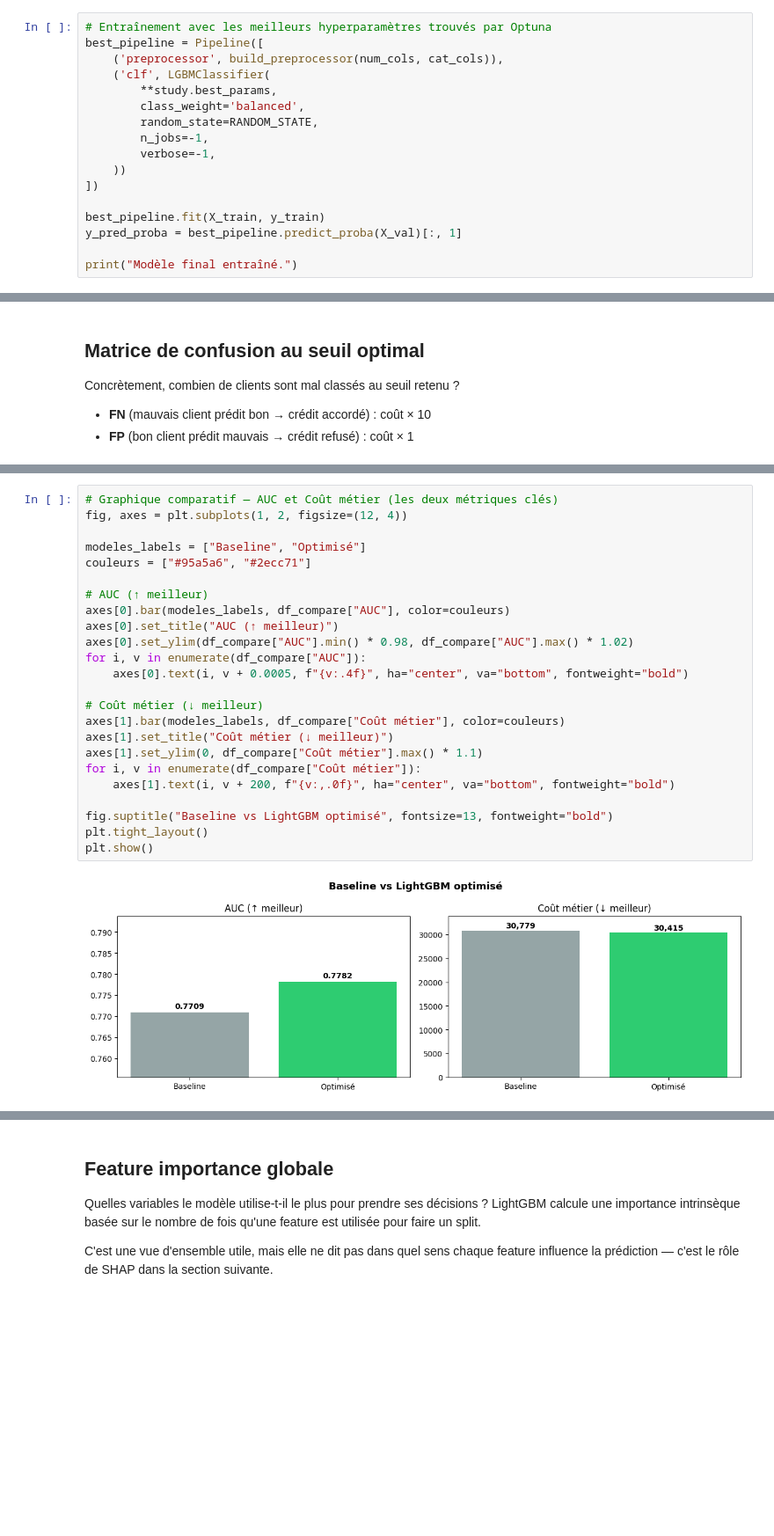
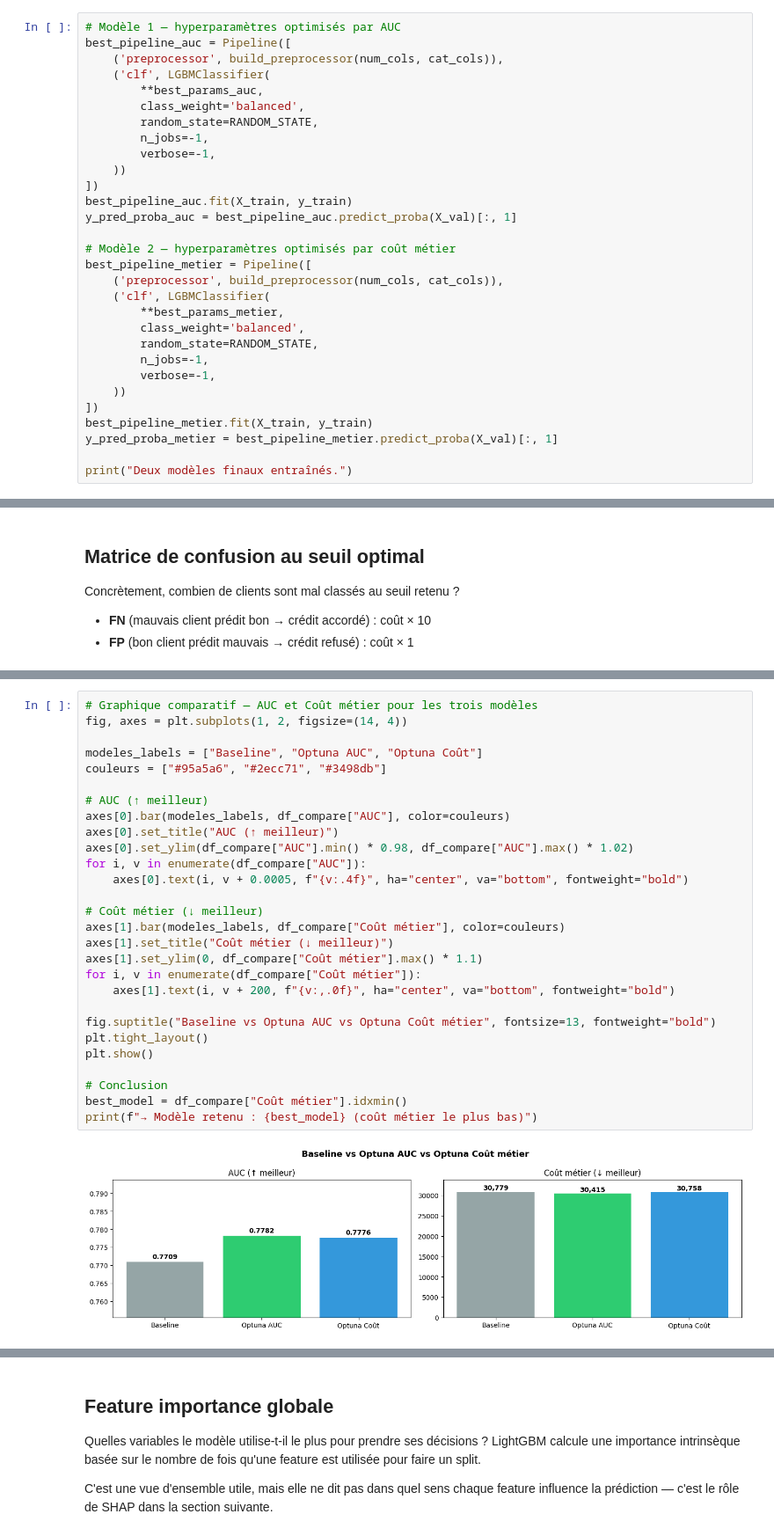
Before and after one commit to RaphaelRIVIERE/credit-scoring-mlops, a Jupyter notebook: notebooks/4_optimization.ipynb, the cells around one changed output, grey strips where cells are left out. Shown at 88% size. Cells and saved outputs as stored; diff of their text form; blank space fills up the shorter version.

```diff
--- a/notebooks/4_optimization.ipynb
+++ b/notebooks/4_optimization.ipynb
@@ -180,18 +238,31 @@ décision.
 # %%
-# Entraînement avec les meilleurs hyperparamètres trouvés par Optuna
-best_pipeline = Pipeline([
+# Modèle 1 — hyperparamètres optimisés par AUC
+best_pipeline_auc = Pipeline([
     ('preprocessor', build_preprocessor(num_cols, cat_cols)),
     ('clf', LGBMClassifier(
-        **study.best_params,
+        **best_params_auc,
         class_weight='balanced',
         random_state=RANDOM_STATE,
         n_jobs=-1,
         verbose=-1,
     ))
 ])
+best_pipeline_auc.fit(X_train, y_train)
+y_pred_proba_auc = best_pipeline_auc.predict_proba(X_val)[:, 1]
 
-best_pipeline.fit(X_train, y_train)
-y_pred_proba = best_pipeline.predict_proba(X_val)[:, 1]
+# Modèle 2 — hyperparamètres optimisés par coût métier
+best_pipeline_metier = Pipeline([
+    ('preprocessor', build_preprocessor(num_cols, cat_cols)),
+    ('clf', LGBMClassifier(
+        **best_params_metier,
+        class_weight='balanced',
+        random_state=RANDOM_STATE,
+        n_jobs=-1,
+        verbose=-1,
+    ))
+])
+best_pipeline_metier.fit(X_train, y_train)
+y_pred_proba_metier = best_pipeline_metier.predict_proba(X_val)[:, 1]
 
-print("Modèle final entraîné.")
+print("Deux modèles finaux entraînés.")
 # %% [output]
@@ -329,26 +457,30 @@ df_compare
 # %%
-# Graphique comparatif — AUC et Coût métier (les deux métriques clés)
-fig, axes = plt.subplots(1, 2, figsize=(12, 4))
+# Graphique comparatif — AUC et Coût métier pour les trois modèles
+fig, axes = plt.subplots(1, 2, figsize=(14, 4))
 
-modeles_labels = ["Baseline", "Optimisé"]
-couleurs = ["#95a5a6", "#2ecc71"]
+modeles_labels = ["Baseline", "Optuna AUC", "Optuna Coût"]
+couleurs = ["#95a5a6", "#2ecc71", "#3498db"]
 
 # AUC (↑ meilleur)
 axes[0].bar(modeles_labels, df_compare["AUC"], color=couleurs)
 axes[0].set_title("AUC (↑ meilleur)")
 axes[0].set_ylim(df_compare["AUC"].min() * 0.98, df_compare["AUC"].max() * 1.02)
 for i, v in enumerate(df_compare["AUC"]):
     axes[0].text(i, v + 0.0005, f"{v:.4f}", ha="center", va="bottom", fontweight="bold")
 
 # Coût métier (↓ meilleur)
 axes[1].bar(modeles_labels, df_compare["Coût métier"], color=couleurs)
 axes[1].set_title("Coût métier (↓ meilleur)")
 axes[1].set_ylim(0, df_compare["Coût métier"].max() * 1.1)
 for i, v in enumerate(df_compare["Coût métier"]):
     axes[1].text(i, v + 200, f"{v:,.0f}", ha="center", va="bottom", fontweight="bold")
 
-fig.suptitle("Baseline vs LightGBM optimisé", fontsize=13, fontweight="bold")
+fig.suptitle("Baseline vs Optuna AUC vs Optuna Coût métier", fontsize=13, fontweight="bold")
 plt.tight_layout()
 plt.show()
+
+# Conclusion
+best_model = df_compare["Coût métier"].idxmin()
+print(f"→ Modèle retenu : {best_model} (coût métier le plus bas)")
 # %% [output]
-[figure, old version]
+[figure, new version]
```
Also changed, not shown: parts of 21 cells of this notebook, 2 other files.
